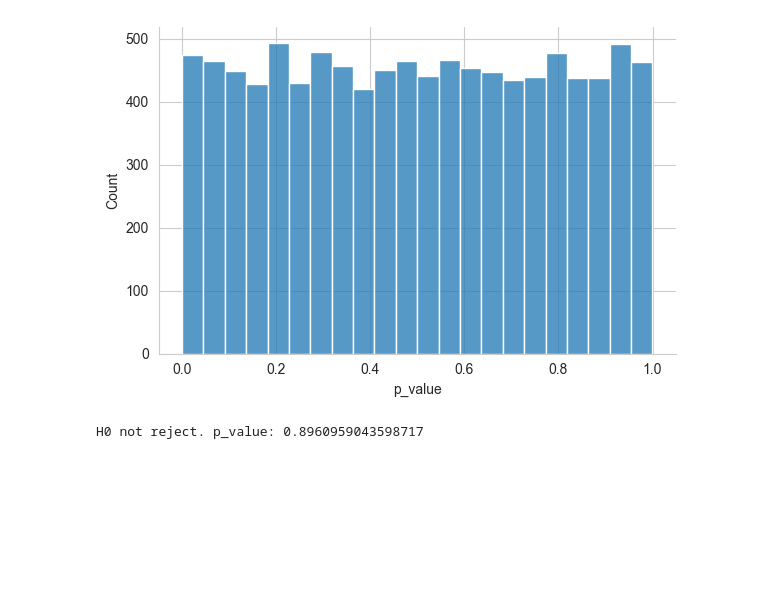
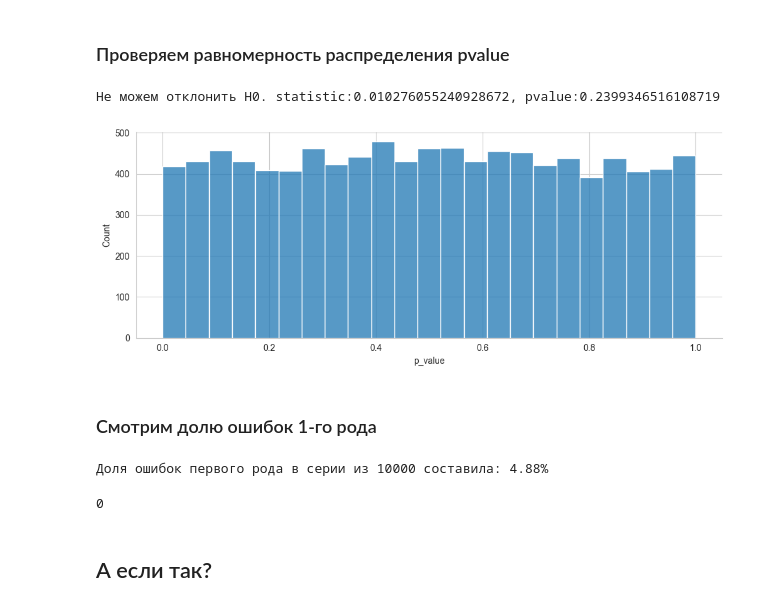
Before and after one commit to skv-analyst/education, a Jupyter notebook: ab-tests/001-experiment.ipynb, the cells around one changed output. Saved outputs shown, nothing was run; the diff lists cells and outputs as text; code cells hidden in the pictures; blank space fills up the shorter version.

```diff
--- a/ab-tests/001-experiment.ipynb
+++ b/ab-tests/001-experiment.ipynb
@@ -28,4 +72,0 @@ params = {
-# %%
-rng = np.random.default_rng(seed=42)
-population = rng.normal(size=params['population_n'], loc=params['mu'], scale=params['sigma'])
-sns.displot(population, aspect=1.5, height=4);
@@ -34,23 +73,28 @@ sns.displot(population, aspect=1.5, height=4);
 # %%
-def run_simulation(sample_n):
-    """Симуляция одного Т-теста"""
+def run_simulation(sample_n, population, mu_1, sigma_1, mu_2, sigma_2):
+    """ """
 
     choice = lambda x: np.random.choice(x, size=sample_n, replace=True)
     sample_a, sample_b = choice(population), choice(population)
 
     sample_a_avg, sample_b_avg = np.mean(sample_a), np.mean(sample_b)
-    sample_a_std, sample_b_std = np.std(sample_a, ddof=1), np.std(sample_b, ddof=1)
-
     t_stat, p_value = stats.ttest_ind(sample_a, sample_b)
 
-    return sample_a_avg, sample_b_avg, t_stat, p_value
+    # Считаем вероятность "значения из популяции/популяции при значении"
+    prob_a_true = stats.norm.pdf(sample_a_avg, loc=mu_1, scale=sigma_1)
+    prob_a_false = stats.norm.pdf(sample_a_avg, loc=mu_2, scale=sigma_2)
+
+    prob_b_true = stats.norm.pdf(sample_b_avg, loc=mu_1, scale=sigma_1)
+    prob_b_false = stats.norm.pdf(sample_b_avg, loc=mu_2, scale=sigma_2)
+
+    return sample_a_avg, sample_b_avg, t_stat, p_value, prob_a_true, prob_a_false, prob_b_true, prob_b_false
 # %%
 results = [
-    run_simulation(sample_n=params['sample_n'])
-    for _ in tqdm(range(params['experiments']), desc="Running simulations", unit="sim")
+    run_simulation(sample_n=1_000, population=population_1, **params)
+    for _ in tqdm(range(10_000), desc="Running simulations", unit="sim")
 ]
 # %%
 df = pd.DataFrame(
     results,
-    columns=['sample_a_avg', 'sample_b_avg', 't_stat', 'p_value']
+    columns=['sample_a_avg', 'sample_b_avg', 't_stat', 'p_value', 'prob_a_true', 'prob_a_false', 'prob_b_true', 'prob_b_false']
 )
@@ -73,13 +101,27 @@ df
+# %% [markdown]
+### Проверяем равномерность распределения pvalue
 # %%
-sns.displot(df['p_value'], aspect=1.5, height=4);
+# Проверим равномерность распределения с помощью теста Колмогорова-Смирнова.
+ks_stat, p_value = stats.kstest(df['p_value'], 'uniform')[:2]
+if p_value >= 0.05:
+    print(f'Не можем отклонить Н0. statistic:{ks_stat}, pvalue:{p_value}')
+
+sns.displot(df['p_value'], aspect=2.5, height=4);
 # %% [output]
+Не можем отклонить Н0. statistic:0.010276055240928672, pvalue:0.2399346516108719
-[figure, old version]
+[figure, new version]
-# %%
-# Проверим равномерность распределения ч помощью теста Колмогорова-Смирнова.
-p_value = stats.kstest(df['p_value'], 'uniform')[1]
-if p_value < 0.05:
-    print(f'H0 reject, p_value: {p_value}')
-else:
-    print(f'H0 not reject. p_value: {p_value}')
-# %% [output]
-H0 not reject. p_value: 0.8960959043598717
+# %% [markdown]
+### Смотрим долю ошибок 1-го рода
+# %%
+df_error_one = df.query('p_value < 0.05')
+df_error_one_rate = df_error_one.shape[0] / df.shape[0]
+print(f'Доля ошибок первого рода в серии из {df.shape[0]} составила: {df_error_one_rate:.2%}')
+# %% [output]
+Доля ошибок первого рода в серии из 10000 составила: 4.88%
+# %%
+# ХМ
+df_error_one.query('prob_a_false > prob_a_true').shape[0]
+# %% [output]
+0
+# %% [markdown]
+## А если так?
```
Also changed, not shown: parts of 23 cells of this notebook.
